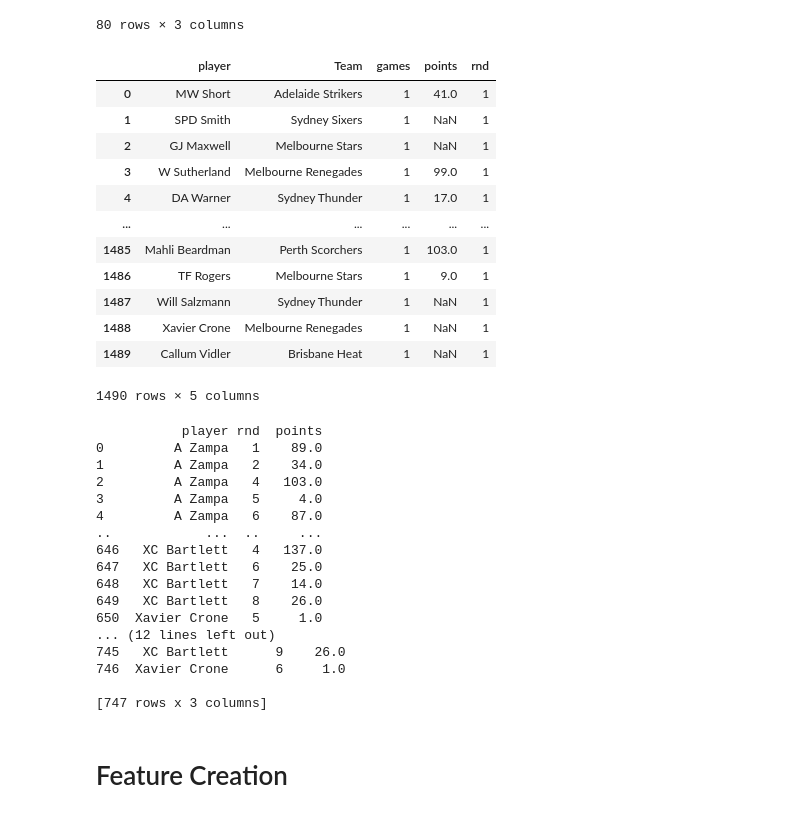
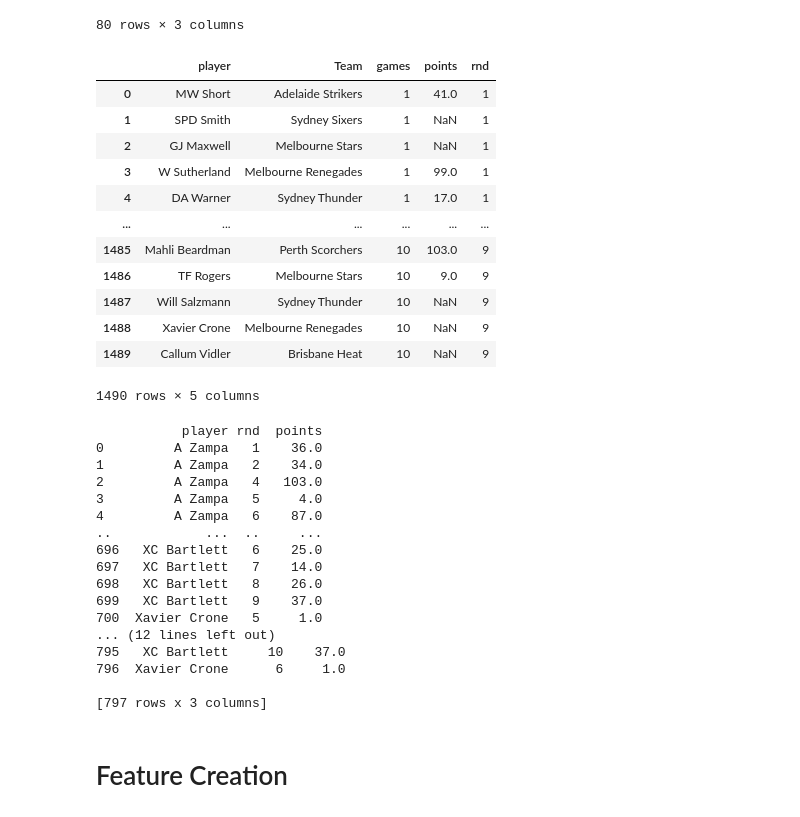
Before and after one commit to Dilan-De-Silva/Big-Bash-Fantasy-AI-v2, a Jupyter notebook: python_script/pricing-model-build.ipynb, the cells around one changed output. Cells and saved outputs as stored; diff of their text form; code cells hidden in the pictures.

```diff
--- a/python_script/pricing-model-build.ipynb
+++ b/python_script/pricing-model-build.ipynb
@@ -194,26 +194,26 @@ game_rnd_team_df
 # %%
 # Add round column to player points table
 # Change table from wide to long
 pts_game_df = pd.melt(point, id_vars = ['player','Team'],
                       var_name='games', value_name='points')
-pts_game_df['games'] = pts_game_df['games'].str[5:6].astype('Int64')
+pts_game_df['games'] = pts_game_df['games'].str[5:7].astype('Int64')
 
 pts_rnd_game_df = pd.merge(pts_game_df, game_rnd_team_df, on=['Team', 'games'])
 
 pts_rnd_game_df
 # %% [output]
 |  | player | Team | games | points | rnd |
 | 0 | MW Short | Adelaide Strikers | 1 | 41.0 | 1 |
 | 1 | SPD Smith | Sydney Sixers | 1 | NaN | 1 |
 | 2 | GJ Maxwell | Melbourne Stars | 1 | NaN | 1 |
 | 3 | W Sutherland | Melbourne Renegades | 1 | 99.0 | 1 |
 | 4 | DA Warner | Sydney Thunder | 1 | 17.0 | 1 |
 | ... | ... | ... | ... | ... | ... |
-| 1485 | Mahli Beardman | Perth Scorchers | 1 | 103.0 | 1 |
-| 1486 | TF Rogers | Melbourne Stars | 1 | 9.0 | 1 |
-| 1487 | Will Salzmann | Sydney Thunder | 1 | NaN | 1 |
-| 1488 | Xavier Crone | Melbourne Renegades | 1 | NaN | 1 |
-| 1489 | Callum Vidler | Brisbane Heat | 1 | NaN | 1 |
+| 1485 | Mahli Beardman | Perth Scorchers | 10 | 103.0 | 9 |
+| 1486 | TF Rogers | Melbourne Stars | 10 | 9.0 | 9 |
+| 1487 | Will Salzmann | Sydney Thunder | 10 | NaN | 9 |
+| 1488 | Xavier Crone | Melbourne Renegades | 10 | NaN | 9 |
+| 1489 | Callum Vidler | Brisbane Heat | 10 | NaN | 9 |
 1490 rows × 5 columns
 # %%
 # Points per round table
@@ -225,22 +225,22 @@ pts_per_game = pts_rnd_game_df.dropna().groupby(['player', 'games'])['points'].s
 print(pts_per_game)
 # %% [output]
            player rnd  points
-0         A Zampa   1    89.0
+0         A Zampa   1    36.0
 1         A Zampa   2    34.0
 2         A Zampa   4   103.0
 3         A Zampa   5     4.0
 4         A Zampa   6    87.0
 ..            ...  ..     ...
-646   XC Bartlett   4   137.0
-647   XC Bartlett   6    25.0
-648   XC Bartlett   7    14.0
-649   XC Bartlett   8    26.0
-650  Xavier Crone   5     1.0
+696   XC Bartlett   6    25.0
+697   XC Bartlett   7    14.0
+698   XC Bartlett   8    26.0
+699   XC Bartlett   9    37.0
+700  Xavier Crone   5     1.0
 ... (12 lines left out)
-745   XC Bartlett      9    26.0
-746  Xavier Crone      6     1.0
+795   XC Bartlett     10    37.0
+796  Xavier Crone      6     1.0
 
-[747 rows x 3 columns]
+[797 rows x 3 columns]
 # %% [markdown]
 # Feature Creation
 # %%
```
Also changed, not shown: parts of 13 cells of this notebook.
